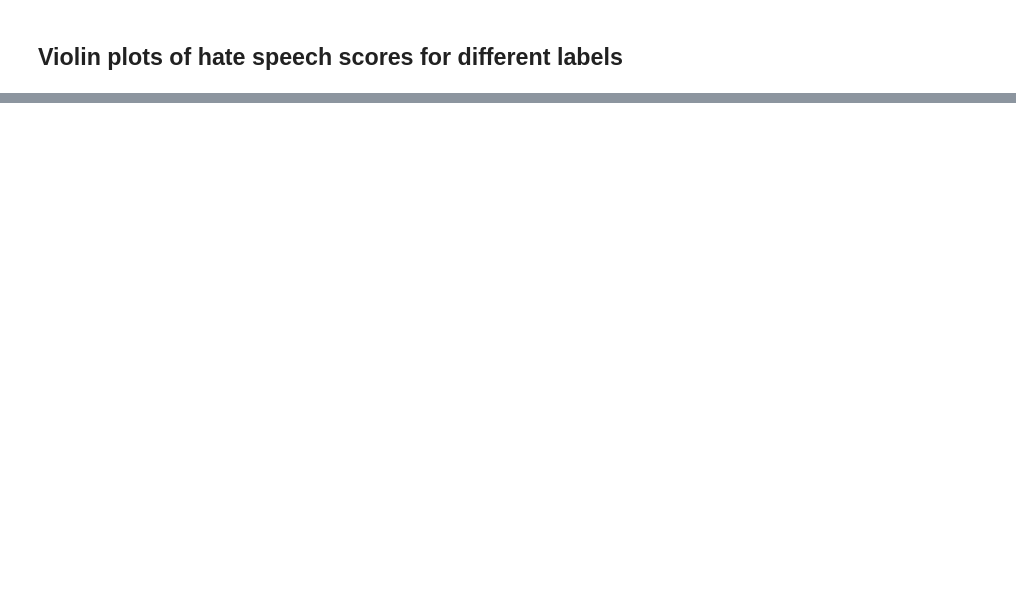
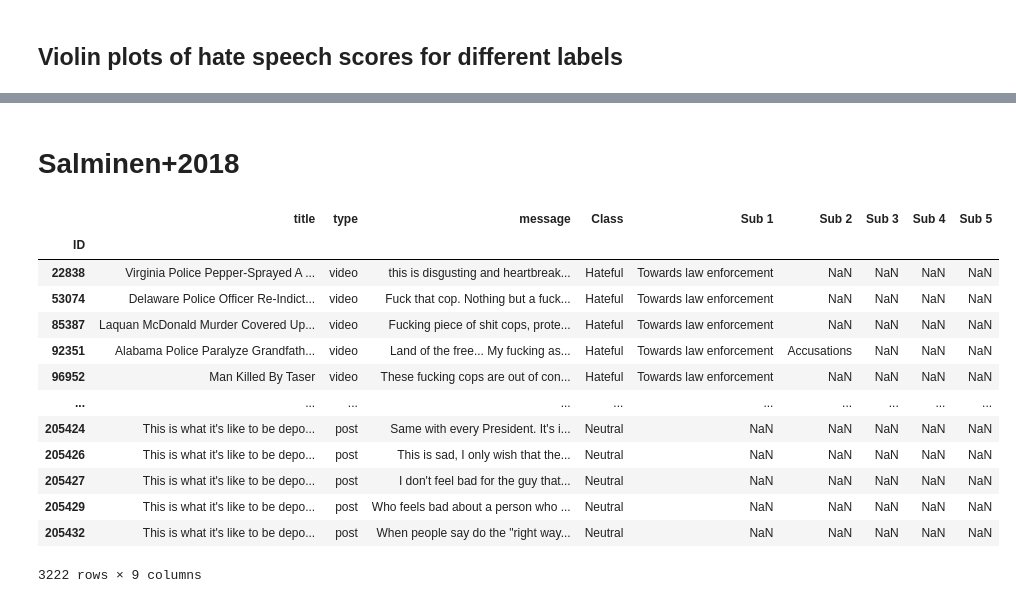
Before and after one commit to michaelmilleryoder/hate_speech_identities, a Jupyter notebook: jupyter/datasets.ipynb, the cells around one changed output, grey strips where cells are left out. Saved outputs shown, nothing was run; the diff lists cells and outputs as text; code cells hidden in the pictures; blank space fills up the shorter version.

Commit message:
added Salminen+2018

```diff
--- a/jupyter/datasets.ipynb
+++ b/jupyter/datasets.ipynb
@@ -819,0 +791,24 @@ AttributeError: 'tqdm_notebook' object has no attribute 'disp'
+# %% [markdown]
+# Salminen+2018
+# %%
+# Load data, save to csv
+import pandas as pd
+
+path = '/storage2/mamille3/data/hate_speech/salminen2018/salminen2018.xlsx'
+data = pd.read_excel(path, index_col=0)
+data
+# %% [output]
+|  | title | type | message | Class | Sub 1 | Sub 2 | Sub 3 | Sub 4 | Sub 5 |
+| ID |  |  |  |  |  |  |  |  |  |
+| 22838 | Virginia Police Pepper-Sprayed A ... | video | this is disgusting and heartbreak... | Hateful | Towards law enforcement | NaN | NaN | NaN | NaN |
+| 53074 | Delaware Police Officer Re-Indict... | video | Fuck that cop. Nothing but a fuck... | Hateful | Towards law enforcement | NaN | NaN | NaN | NaN |
+| 85387 | Laquan McDonald Murder Covered Up... | video | Fucking piece of shit cops, prote... | Hateful | Towards law enforcement | NaN | NaN | NaN | NaN |
+| 92351 | Alabama Police Paralyze Grandfath... | video | Land of the free... My fucking as... | Hateful | Towards law enforcement | Accusations | NaN | NaN | NaN |
+| 96952 | Man Killed By Taser | video | These fucking cops are out of con... | Hateful | Towards law enforcement | NaN | NaN | NaN | NaN |
+| ... | ... | ... | ... | ... | ... | ... | ... | ... | ... |
+| 205424 | This is what it's like to be depo... | post | Same with every President. It's i... | Neutral | NaN | NaN | NaN | NaN | NaN |
+| 205426 | This is what it's like to be depo... | post | This is sad, I only wish that the... | Neutral | NaN | NaN | NaN | NaN | NaN |
+| 205427 | This is what it's like to be depo... | post | I don't feel bad for the guy that... | Neutral | NaN | NaN | NaN | NaN | NaN |
+| 205429 | This is what it's like to be depo... | post | Who feels bad about a person who ... | Neutral | NaN | NaN | NaN | NaN | NaN |
+| 205432 | This is what it's like to be depo... | post | When people say do the "right way... | Neutral | NaN | NaN | NaN | NaN | NaN |
+3222 rows × 9 columns
```
Also changed, not shown: parts of 21 cells of this notebook.
